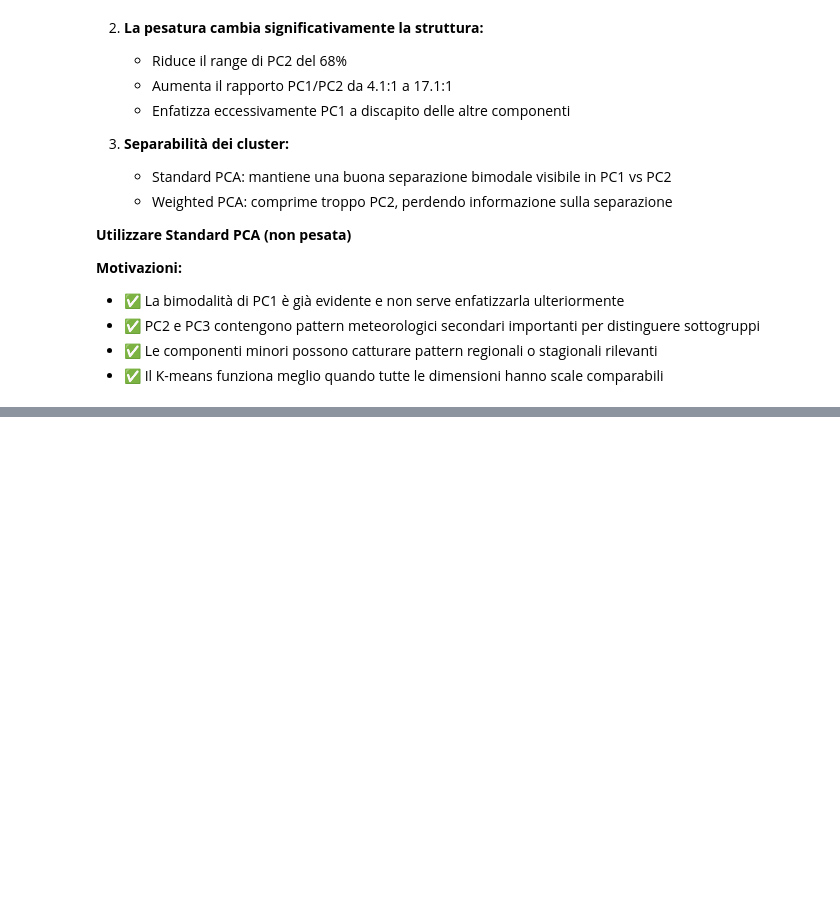
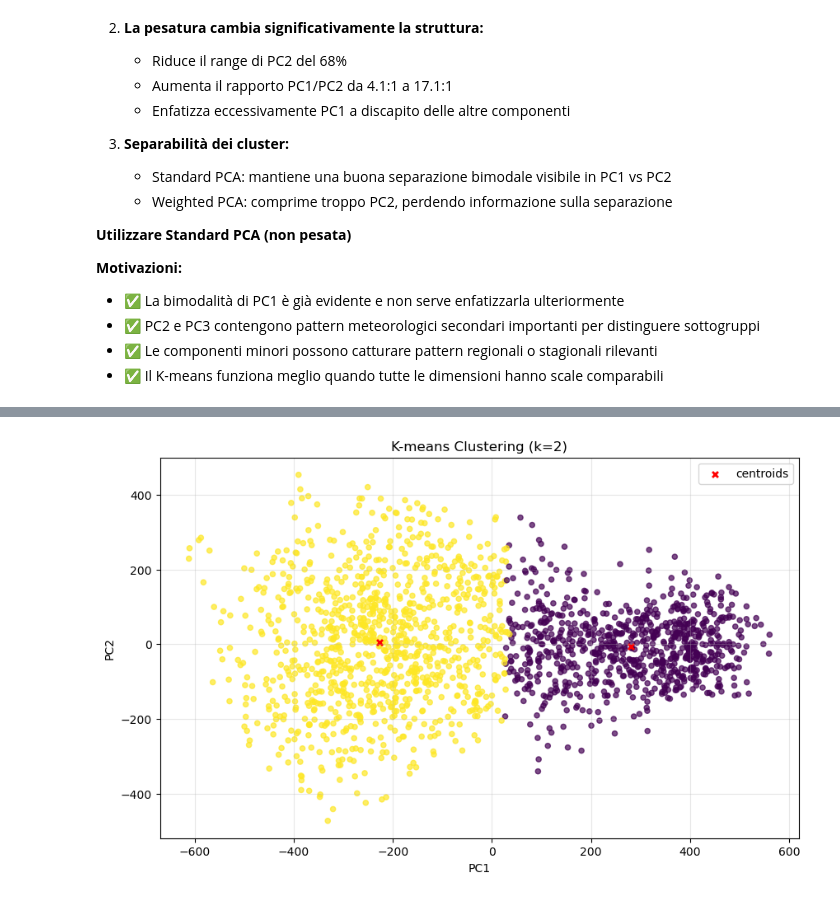
Before and after one commit to EugeniaBoccanera/ArpaV_Internship, a Jupyter notebook: main_z.ipynb, the cells around one changed output, grey strips where cells are left out. Saved outputs shown, nothing was run; the diff lists cells and outputs as text; code cells hidden in the pictures; blank space fills up the shorter version.

Commit message:
K-means

```diff
--- a/main_z.ipynb
+++ b/main_z.ipynb
@@ -798,32 +768,74 @@ print("💡 SUGGERIMENTO: Copia e incolla ogni commento, poi scrivi il codice so
 # %%
-# 📝 QUI SCRIVI IL TUO CODICE K-MEANS!
-# Segui la guida sopra step by step
+# STEP 2: Prepare the data
+print(f"Dataset shape : {X_pca.shape}")
 
-# STEP 1: Importa KMeans
+# STEP 3: Choose k (then we will try with differente values)
+k = 2
 
 
-# STEP 2: Verifica i dati
+# STEP 4: Create kmeans model
+random_state = 123
+n_init = 10
+max_iter = 300
+kmeans = KMeans(n_clusters=k, random_state=random_state, n_init=n_init, max_iter=max_iter)
 
 
-# STEP 3: Scegli k
+# STEP 5: ADDESTRARE IL MODELLO
+# Usa il metodo .fit() per addestrare il modello sui dati
+# kmeans.fit(X_pca)
+kmeans.fit(X_pca)
+
+# STEP 6: OTTENERE LE ETICHETTE DEI CLUSTER
+# Usa .labels_ per ottenere a quale cluster appartiene ogni campione
+# labels = kmeans.labels_
+# Stampa quanti campioni ci sono per ogni cluster: print(f"Cluster counts: {np.bincount(labels)}")
+labels = kmeans.labels_
+print(f"Cluster counts(n° di campioni per cluster): {np.bincount(labels)}")
+print(f"Labels shape: {labels.shape}")
+print(f"Labels: {labels[:100]}")
 
 
-# STEP 4: Crea l'oggetto KMeans
+# STEP 7: OTTENERE I CENTROIDI
+# Usa .cluster_centers_ per ottenere le coordinate dei centri dei cluster
+# centroids = kmeans.cluster_centers_
+# Stampa la forma dei centroidi: print(f"Centroids shape: {centroids.shape}")
+centroids= kmeans.cluster_centers_
+print(f"Centroids shape: {centroids.shape}")
+print(f"Centroids: {centroids[:5]}")
+
+# STEP 8: CALCOLARE L'INERZIA (QUALITÀ DEL CLUSTERING)
+# L'inerzia misura quanto sono compatti i cluster (più basso = meglio)
+# inertia = kmeans.inertia_
+# print(f"Inertia (lower is better): {inertia:.2f}")
+inertia = kmeans.inertia_
+print(f"Inertia (lower is better): {inertia:.2f}")
+
+# STEP 9: VISUALIZZARE I RISULTATI
+# Crea uno scatter plot PC1 vs PC2 colorato per cluster
+# plt.figure(figsize=(10, 6))
+# plt.scatter(X_pca[:, 0], X_pca[:, 1], c=labels, cmap='viridis', alpha=0.6, s=20)
+# plt.scatter(centroids[:, 0], centroids[:, 1], c='red', marker='x', s=200, linewidths=3, label='Centroids')
+# plt.xlabel('PC1')
+# plt.ylabel('PC2')
+# plt.title(f'K-Means Clustering (k={k})')
+# plt.legend()
+# plt.grid(True, alpha=0.3)
+# plt.show()
+
+plt.figure(figsize= (10, 6))
+plt.scatter(X_pca[:,0], X_pca[:,1], c= labels, cmap='viridis', alpha = 0.7, s=20)
+plt.scatter(centroids[:,0], centroids[:,1], c= 'red', marker='x', s= 25, linewidths= 2, label= 'centroids')
+plt.xlabel('PC1')
+plt.ylabel('PC2')
+plt.title(f"K-means Clustering (k={k})")
+plt.legend()
+plt.grid(True, alpha=0.3)
+plt.show()
 
 
-# STEP 5: Addestra il modello
-
-
-# STEP 6: Ottieni le etichette
-
-
-# STEP 7: Ottieni i centroidi
-
-
-# STEP 8: Calcola l'inerzia
-
-
-# STEP 9: Visualizza i risultati
-
-
-# STEP 10: Analizza i risultati
+# STEP 10: ANALIZZARE I RISULTATI
+# Stampa informazioni sui cluster:
+for i in range(k):
+    cluster_size = np.sum(labels == i)
+    print(f"Cluster {i}: {cluster_size} samples ({cluster_size/len(labels)*100:.1f}%)")
+# %% [output]
@@ -829,0 +859 @@ print("💡 SUGGERIMENTO: Copia e incolla ogni commento, poi scrivi il codice so
+[figure, added]
```
Also changed, not shown: parts of 22 cells of this notebook.
